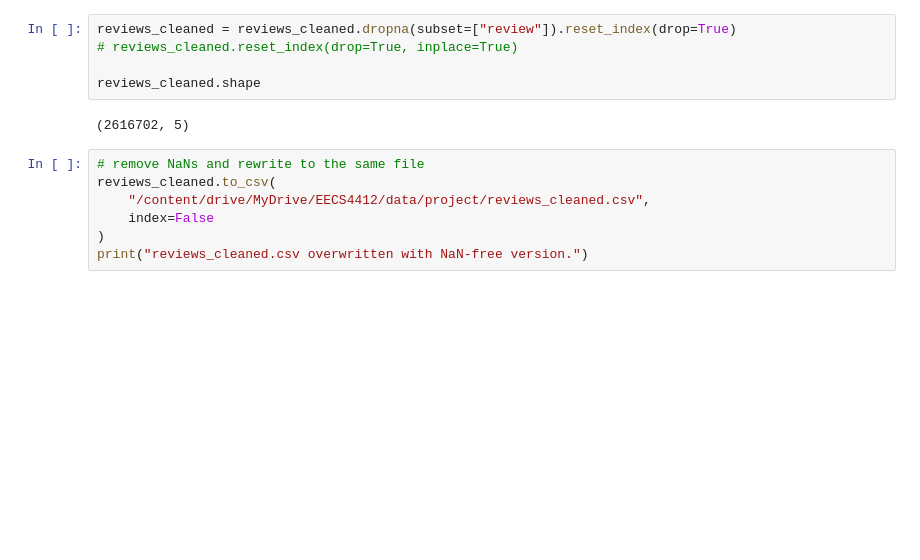
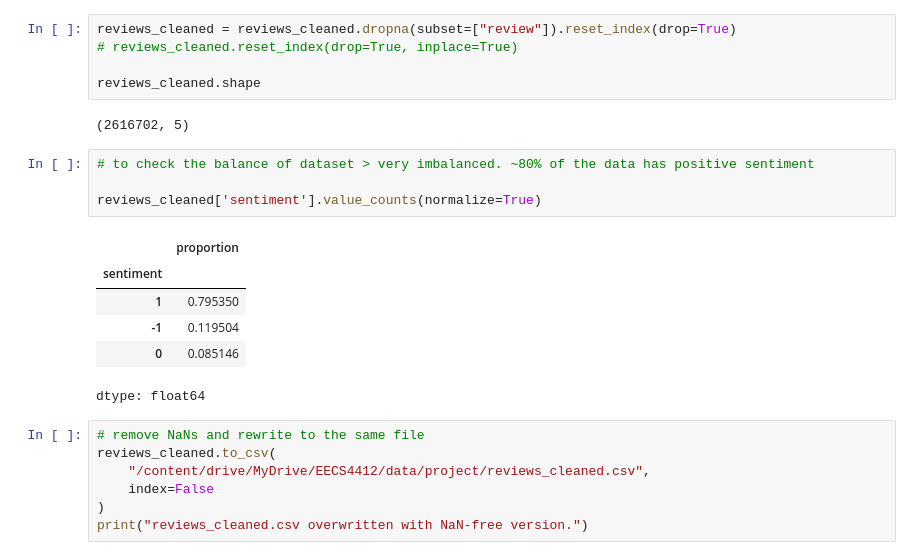
Before and after one commit to maryamsalarian/more-sklearn-practice, a Jupyter notebook: Project_PhaseII_Maryam.ipynb, the cells around one changed output. Drawn from its saved outputs; the diff is of its cells as text; blank space fills up the shorter version.

Commit message:
Created using Colab: data is cooked. imbalanced.

```diff
--- a/Project_PhaseII_Maryam.ipynb
+++ b/Project_PhaseII_Maryam.ipynb
@@ -291,6 +284,17 @@ reviews_cleaned = reviews_cleaned.dropna(subset=["review"]).reset_index(drop=Tru
 reviews_cleaned.shape
 # %% [output]
 (2616702, 5)
+# %%
+# to check the balance of dataset > very imbalanced. ~80% of the data has positive sentiment
+
+reviews_cleaned['sentiment'].value_counts(normalize=True)
+# %% [output]
+|  | proportion |
+| sentiment |  |
+| 1 | 0.795350 |
+| -1 | 0.119504 |
+| 0 | 0.085146 |
+dtype: float64
 # %%
 # remove NaNs and rewrite to the same file
 reviews_cleaned.to_csv(
```
Also changed, not shown: parts of 7 cells of this notebook.
